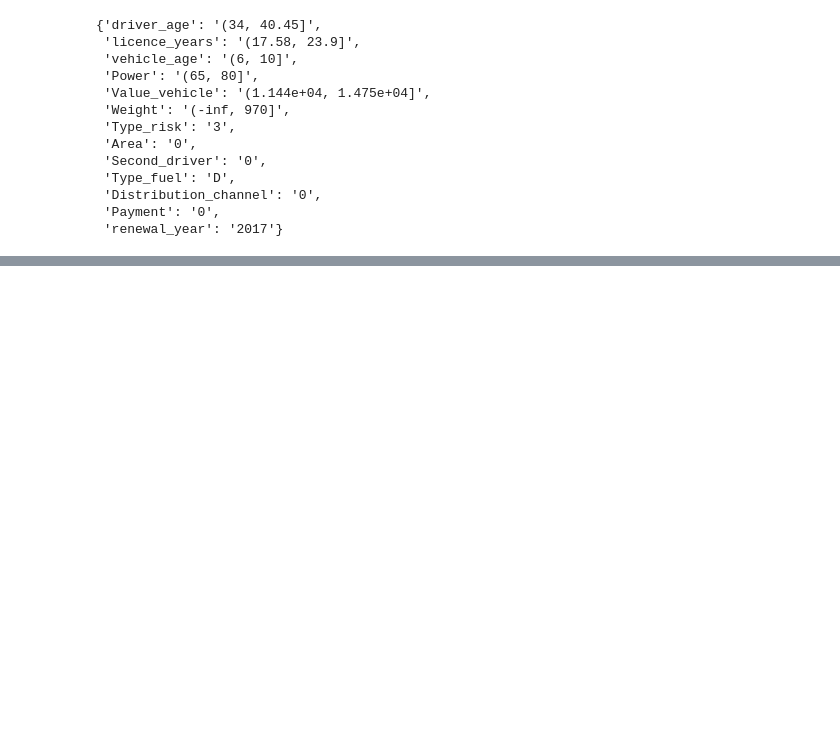
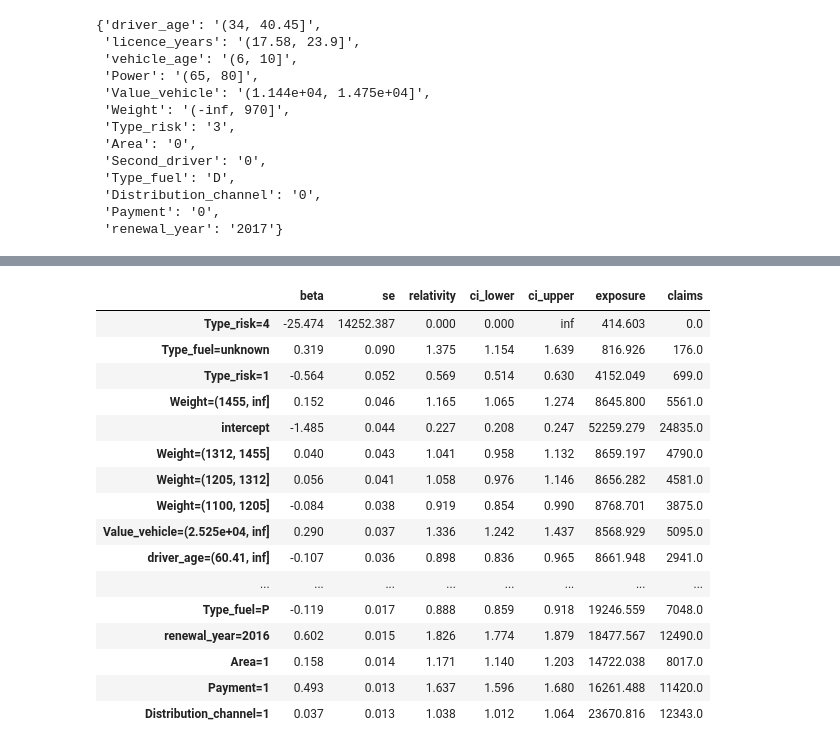
Before and after one commit to vujadinovic/glms_in_insurance, a Jupyter notebook: notebooks/02_poisson_glm.ipynb, the cells around one changed output, grey strips where cells are left out. Drawn from its saved outputs; the diff is of its cells as text; code cells hidden in the pictures; blank space fills up the shorter version.

```diff
--- a/notebooks/02_poisson_glm.ipynb
+++ b/notebooks/02_poisson_glm.ipynb
@@ -67,3 +89,12 @@ prep.reference_levels_
  'Distribution_channel': '0',
  'Payment': '0',
  'renewal_year': '2017'}
+# %%
+glm = sm.GLM(
+    train[config.N_CLAIMS_COL],
+    X_train,
+    family=sm.families.Poisson(),
+    exposure=train[config.EXPOSURE_COL],
+)
+res = glm.fit()
+res.summary()
@@ -69,0 +128,30 @@ prep.reference_levels_
+# %%
+ci = res.conf_int()
+rel = pd.DataFrame({
+    "beta": res.params,
+    "se": res.bse,
+    "relativity": np.exp(res.params),
+    "ci_lower": np.exp(ci[0]),
+    "ci_upper": np.exp(ci[1]),
+    "exposure": X_train.T @ train[config.EXPOSURE_COL],
+    "claims": X_train.T @ train[config.N_CLAIMS_COL],
+})
+rel.sort_values("se", ascending=False).round(3)
+# %% [output]
+|  | beta | se | relativity | ci_lower | ci_upper | exposure | claims |
+| Type_risk=4 | -25.474 | 14252.387 | 0.000 | 0.000 | inf | 414.603 | 0.0 |
+| Type_fuel=unknown | 0.319 | 0.090 | 1.375 | 1.154 | 1.639 | 816.926 | 176.0 |
+| Type_risk=1 | -0.564 | 0.052 | 0.569 | 0.514 | 0.630 | 4152.049 | 699.0 |
+| Weight=(1455, inf] | 0.152 | 0.046 | 1.165 | 1.065 | 1.274 | 8645.800 | 5561.0 |
+| intercept | -1.485 | 0.044 | 0.227 | 0.208 | 0.247 | 52259.279 | 24835.0 |
+| Weight=(1312, 1455] | 0.040 | 0.043 | 1.041 | 0.958 | 1.132 | 8659.197 | 4790.0 |
+| Weight=(1205, 1312] | 0.056 | 0.041 | 1.058 | 0.976 | 1.146 | 8656.282 | 4581.0 |
+| Weight=(1100, 1205] | -0.084 | 0.038 | 0.919 | 0.854 | 0.990 | 8768.701 | 3875.0 |
+| Value_vehicle=(2.525e+04, inf] | 0.290 | 0.037 | 1.336 | 1.242 | 1.437 | 8568.929 | 5095.0 |
+| driver_age=(60.41, inf] | -0.107 | 0.036 | 0.898 | 0.836 | 0.965 | 8661.948 | 2941.0 |
+| ... | ... | ... | ... | ... | ... | ... | ... |
+| Type_fuel=P | -0.119 | 0.017 | 0.888 | 0.859 | 0.918 | 19246.559 | 7048.0 |
+| renewal_year=2016 | 0.602 | 0.015 | 1.826 | 1.774 | 1.879 | 18477.567 | 12490.0 |
+| Area=1 | 0.158 | 0.014 | 1.171 | 1.140 | 1.203 | 14722.038 | 8017.0 |
+| Payment=1 | 0.493 | 0.013 | 1.637 | 1.596 | 1.680 | 16261.488 | 11420.0 |
+| Distribution_channel=1 | 0.037 | 0.013 | 1.038 | 1.012 | 1.064 | 23670.816 | 12343.0 |
```
Also changed, not shown: parts of 12 cells of this notebook, 6 other files.
